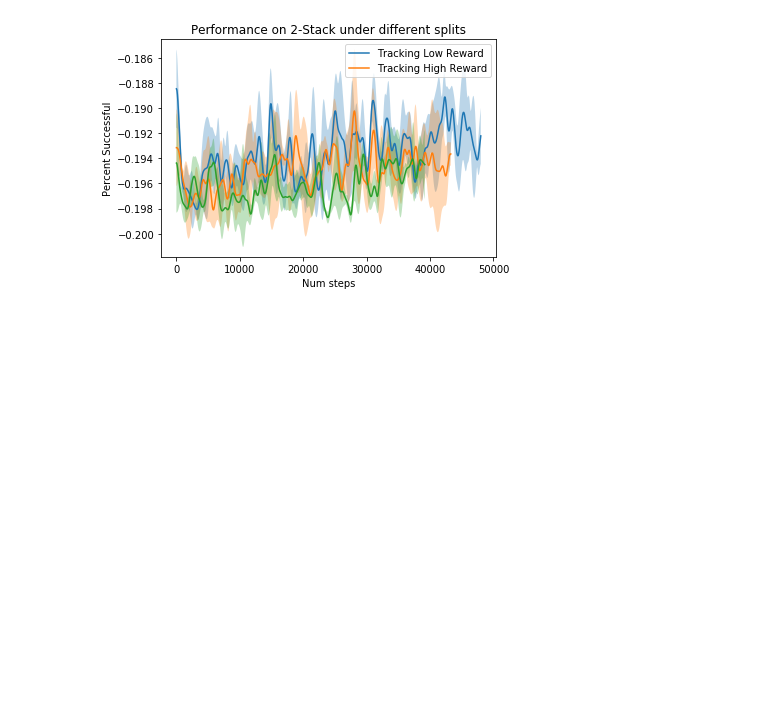
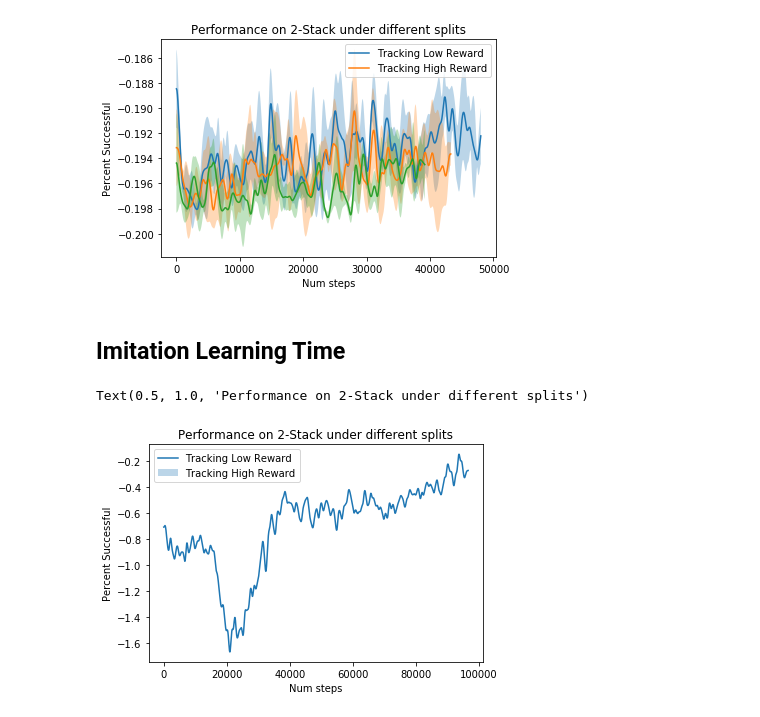
Before and after one commit to neuroailab/CuriousSamplePlanner, a Jupyter notebook: policy_learning/Policy Learning Results.ipynb, the cells around one changed output. Cells and saved outputs as stored; diff of their text form; code cells hidden in the pictures; blank space fills up the shorter version.

```diff
--- a/policy_learning/Policy Learning Results.ipynb
+++ b/policy_learning/Policy Learning Results.ipynb
@@ -113,3 +113,19 @@ plt.title("Performance on 2-Stack under different splits")
 # %% [output]
 Text(0.5, 1.0, 'Performance on 2-Stack under different splits')
 [figure]
+# %% [markdown]
+## Imitation Learning Time
+# %%
+# rewards = plot_group_rewards(["csp_2stack1", "csp_2stack2", "csp_2stack3", "csp_2stack4"])
+# rewards = plot_group_rewards(["single1", "single2", "single3", "single4"])
+# rewards = plot_group_rewards(["2stack_1", "2stack_2", "2stack_3", "2stack_4"])
+rewards = plot_group_rewards(["pls"])
+
+
+plt.xlabel("Num steps")
+plt.ylabel("Percent Successful")
+plt.legend(["Tracking Low Reward", "Tracking High Reward"])
+plt.title("Performance on 2-Stack under different splits")
+# %% [output]
+Text(0.5, 1.0, 'Performance on 2-Stack under different splits')
+[figure, added]
```
Also changed, not shown: 11 other files.
